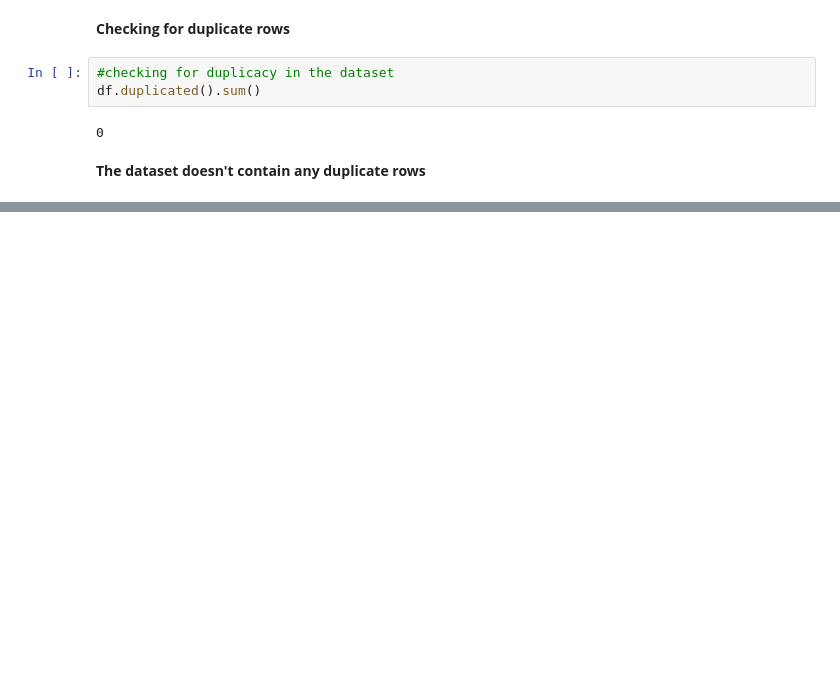
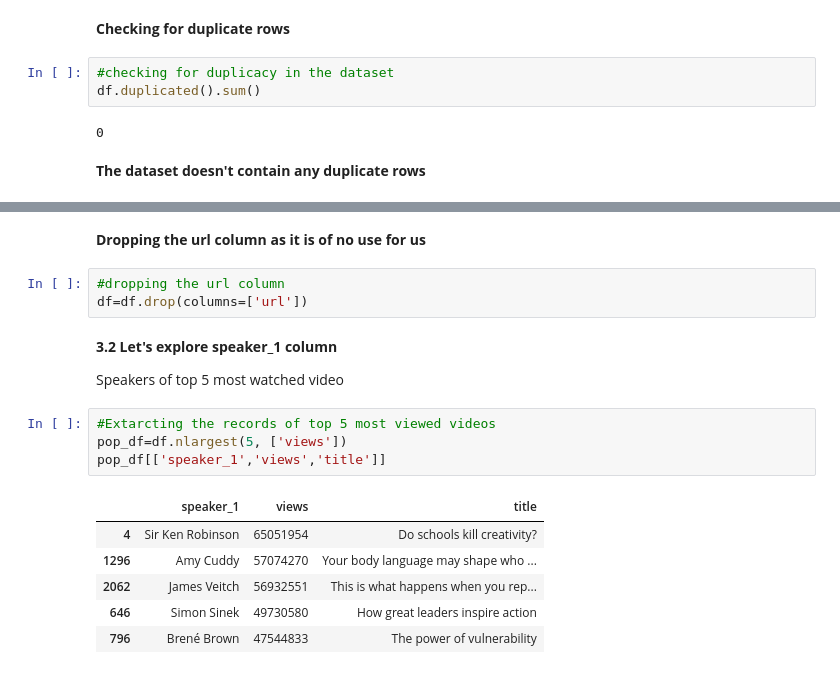
Before and after one commit to Shantanuh10/Ted-Talk-Views-Prediction-Project, a Jupyter notebook: Capstone_project_2_Ted_Talks.ipynb, the cells around one changed output, grey strips where cells are left out. Drawn from its saved outputs; the diff is of its cells as text; blank space fills up the shorter version.

```diff
--- a/Capstone_project_2_Ted_Talks.ipynb
+++ b/Capstone_project_2_Ted_Talks.ipynb
@@ -205,0 +250,20 @@ df.duplicated().sum()
+# %% [markdown]
+**Dropping the url column as it is of no use for us**
+# %%
+#dropping the url column
+df=df.drop(columns=['url'])
+# %% [markdown]
+**3.2 Let's explore speaker_1 column**
+
+Speakers of top 5 most watched video
+# %%
+#Extarcting the records of top 5 most viewed videos
+pop_df=df.nlargest(5, ['views'])
+pop_df[['speaker_1','views','title']]
+# %% [output]
+|  | speaker_1 | views | title |
+| 4 | Sir Ken Robinson | 65051954 | Do schools kill creativity? |
+| 1296 | Amy Cuddy | 57074270 | Your body language may shape who ... |
+| 2062 | James Veitch | 56932551 | This is what happens when you rep... |
+| 646 | Simon Sinek | 49730580 | How great leaders inspire action |
+| 796 | Brené Brown | 47544833 | The power of vulnerability |
```
Also changed, not shown: parts of 5 cells of this notebook.
